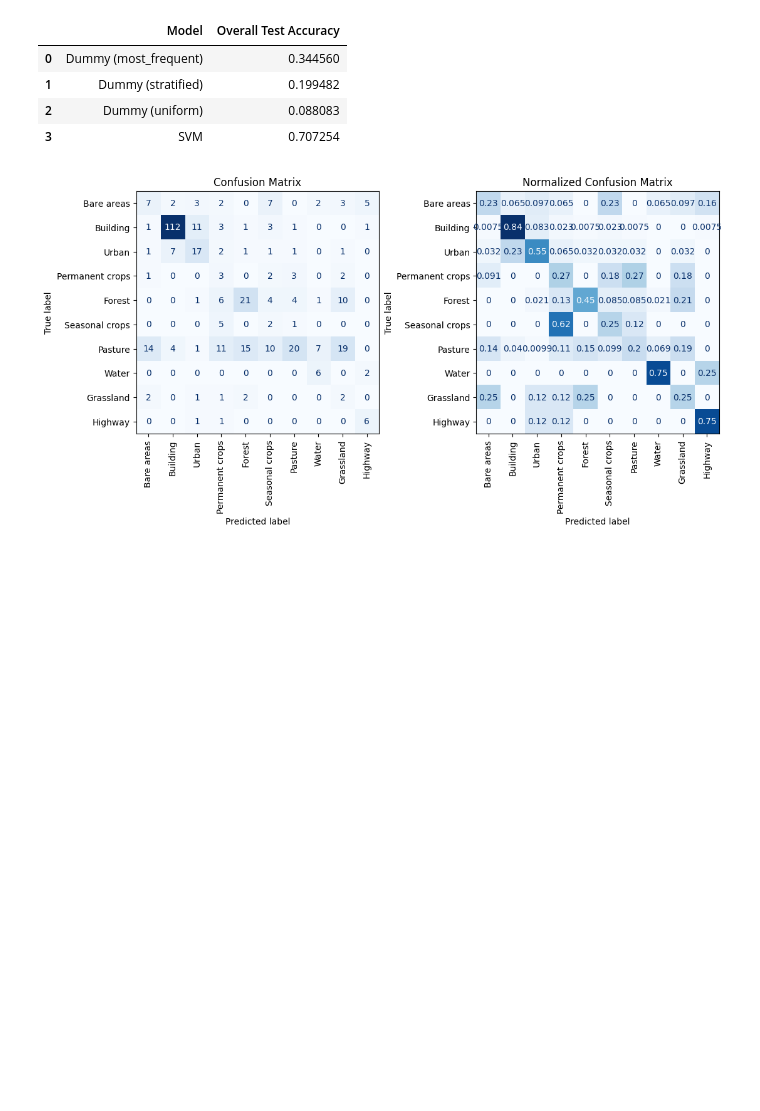
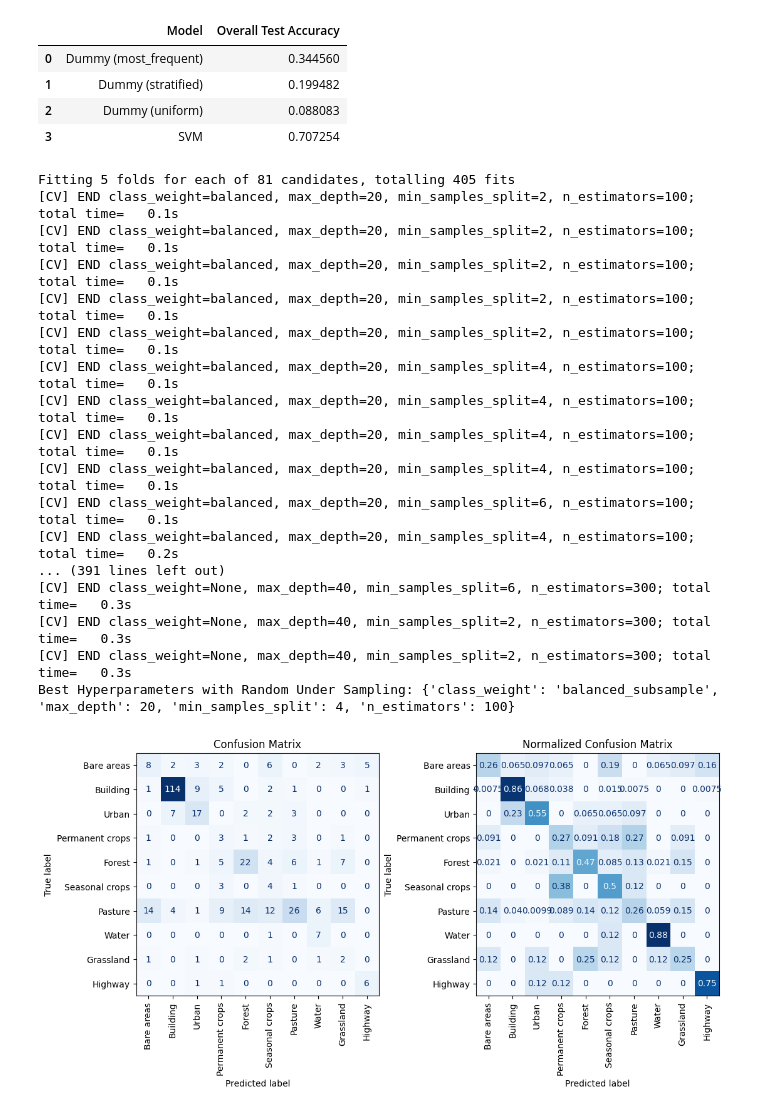
Before and after one commit to kshitijrajsharma/landcoverclassification, a Jupyter notebook: notebooks/train.ipynb, the cells around one changed output. Cells and saved outputs as stored; diff of their text form; code cells hidden in the pictures; blank space fills up the shorter version.

```diff
--- a/notebooks/train.ipynb
+++ b/notebooks/train.ipynb
@@ -88,21 +88,23 @@ from sklearn.ensemble import RandomForestClassifier
 from sklearn.model_selection import StratifiedKFold
 from sklearn.model_selection import GridSearchCV
 
-param_grid = {
-    'n_estimators': [100, 200, 300],
-    'max_depth': [20, 30, 40],
-    'min_samples_split': [2, 4, 6],
-    'class_weight':['balanced','balanced_subsample', None], # source for this hyper param tuning : https://www.geeksforgeeks.org/machine-learning/bagging-and-random-forest-for-imbalanced-classification/
-}
+def rf_hyperparameter_tuning(X_train, y_train):
+    param_grid = {
+        'n_estimators': [100, 200, 300],
+        'max_depth': [20, 30, 40],
+        'min_samples_split': [2, 4, 6],
+        'class_weight':['balanced','balanced_subsample', None], # source for this hyper param tuning : https://www.geeksforgeeks.org/machine-learning/bagging-and-random-forest-for-imbalanced-classification/
+    }
 
-cv = StratifiedKFold(n_splits=5, shuffle=True, random_state=42)
+    cv = StratifiedKFold(n_splits=5, shuffle=True, random_state=42)
 
-grid_search_rf = GridSearchCV(
-    estimator=RandomForestClassifier(random_state=42),
-    param_grid=param_grid,
-    cv=cv,
-    n_jobs=-1,
-    verbose=2,
-    scoring='f1_macro'
-)
-grid_search_rf.fit(X_train, y_train)
+    grid_search_rf = GridSearchCV(
+        estimator=RandomForestClassifier(random_state=42),
+        param_grid=param_grid,
+        cv=cv,
+        n_jobs=-1,
+        verbose=2,
+        scoring='f1_macro'
+    )
+    grid_search_rf.fit(X_train, y_train)
+    return grid_search_rf
@@ -319,21 +297,33 @@ Dummy (most_frequent)               0.344560
 # %%
 # test with random forest imbalance handling
 # %%
-from sklearn.ensemble import RandomForestClassifier
 from imblearn.under_sampling import RandomUnderSampler
 
 rus = RandomUnderSampler(random_state=42)
 X_train_resampled, y_train_resampled = rus.fit_resample(X_train, y_train)
 
-rf_rus = RandomForestClassifier(random_state=42, **grid_search_rf.best_params_)
+grid_search_rf= rf_hyperparameter_tuning(X_train_resampled, y_train_resampled)
 
-rf_rus.fit(X_train_resampled, y_train_resampled)
-
-
-y_pred_rus = rf_rus.predict(X_test)
-
-overall_svm,classification_svm = compute_accuracy(rf_rus, X_test, y_test, train_gdf)
+print("Best Hyperparameters with Random Under Sampling:", grid_search_rf.best_params_)
+overall,classification = compute_accuracy(grid_search_rf.best_estimator_, X_test, y_test, train_gdf)
 print("Overall Accuracy after Hyperparameter Tuning:", overall)
 print(classification)
 # %% [output]
+Fitting 5 folds for each of 81 candidates, totalling 405 fits
+[CV] END class_weight=balanced, max_depth=20, min_samples_split=2, n_estimators=100; total time=   0.1s
+[CV] END class_weight=balanced, max_depth=20, min_samples_split=2, n_estimators=100; total time=   0.1s
+[CV] END class_weight=balanced, max_depth=20, min_samples_split=2, n_estimators=100; total time=   0.1s
+[CV] END class_weight=balanced, max_depth=20, min_samples_split=2, n_estimators=100; total time=   0.1s
+[CV] END class_weight=balanced, max_depth=20, min_samples_split=2, n_estimators=100; total time=   0.1s
+[CV] END class_weight=balanced, max_depth=20, min_samples_split=4, n_estimators=100; total time=   0.1s
+[CV] END class_weight=balanced, max_depth=20, min_samples_split=4, n_estimators=100; total time=   0.1s
+[CV] END class_weight=balanced, max_depth=20, min_samples_split=4, n_estimators=100; total time=   0.1s
+[CV] END class_weight=balanced, max_depth=20, min_samples_split=4, n_estimators=100; total time=   0.1s
+[CV] END class_weight=balanced, max_depth=20, min_samples_split=6, n_estimators=100; total time=   0.1s
+[CV] END class_weight=balanced, max_depth=20, min_samples_split=4, n_estimators=100; total time=   0.2s
+... (391 lines left out)
+[CV] END class_weight=None, max_depth=40, min_samples_split=6, n_estimators=300; total time=   0.3s
+[CV] END class_weight=None, max_depth=40, min_samples_split=2, n_estimators=300; total time=   0.3s
+[CV] END class_weight=None, max_depth=40, min_samples_split=2, n_estimators=300; total time=   0.3s
+Best Hyperparameters with Random Under Sampling: {'class_weight': 'balanced_subsample', 'max_depth': 20, 'min_samples_split': 4, 'n_estimators': 100}
-[figure, old version]
+[figure, new version]
```
Also changed, not shown: parts of 5 cells of this notebook.
